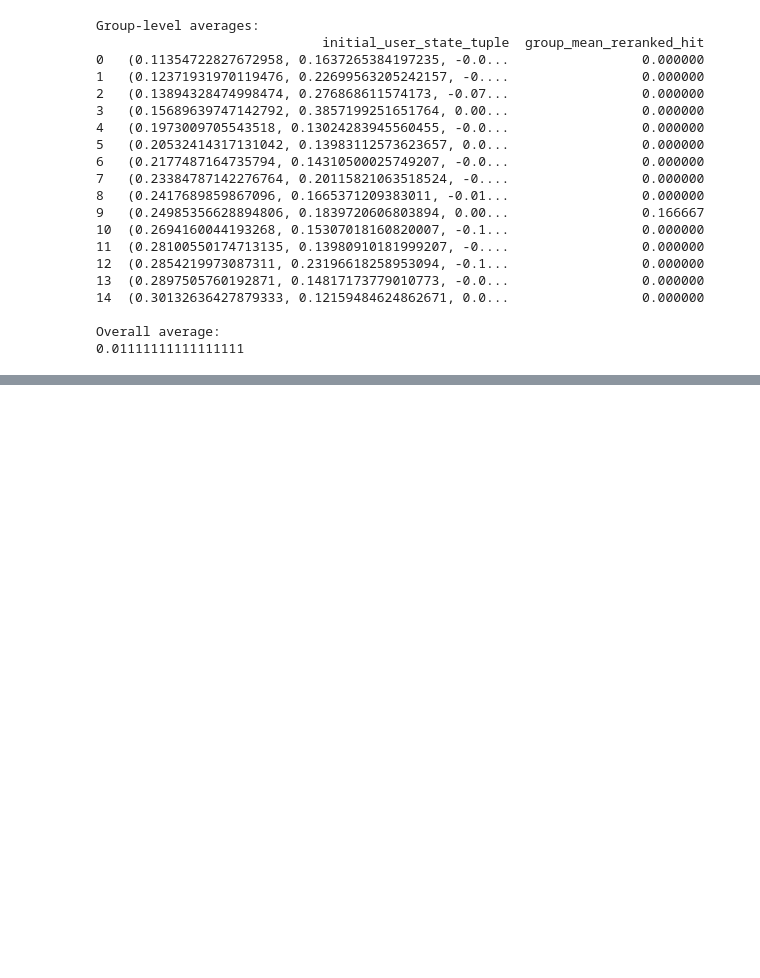
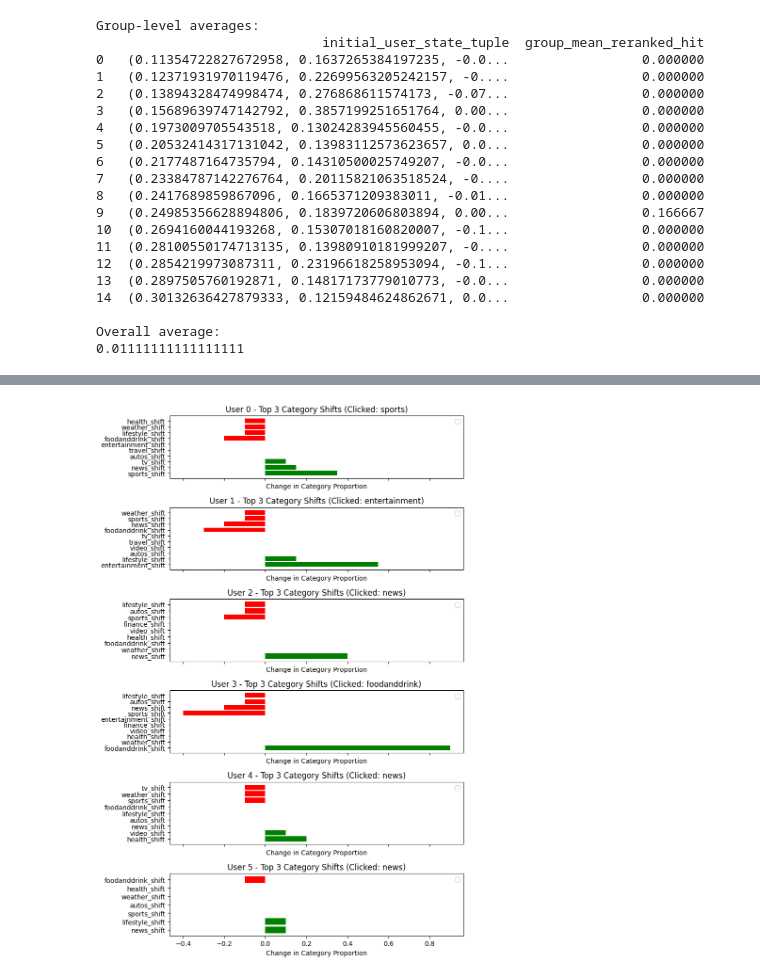
Before and after one commit to Asr419/reasoning_over_slaterecs, a Jupyter notebook: src/reasoning_over_slaterecs/mind_dataset/load_slates_rl_data.ipynb, the cells around one changed output, grey strips where cells are left out. Saved outputs shown, nothing was run; the diff lists cells and outputs as text; code cells hidden in the pictures; blank space fills up the shorter version.

```diff
--- a/src/reasoning_over_slaterecs/mind_dataset/load_slates_rl_data.ipynb
+++ b/src/reasoning_over_slaterecs/mind_dataset/load_slates_rl_data.ipynb
@@ -818,0 +944,13 @@ Overall average:
+# %%
+# Create a dictionary to map itemId to category
+category_lookup = dict(zip(news_df['itemId'], news_df['category']))
+
+# Map original clicks to categories
+df_filtered['clicked_category'] = df_filtered['original_click'].map(category_lookup)
+# %%
+df_filtered['initial_user_state'] = df_filtered['initial_user_state'].apply(tuple)
+merged_cat_df = rl_category_df.merge(df_filtered[['initial_user_state', 'clicked_category']],left_on='user_id', right_on='initial_user_state', how='left')
+merged_cat_df = merged_cat_df.drop_duplicates(subset='user_id', keep='first').reset_index()
+merged_cat_df.head()
+# Create a new column 'clicked_category' in rl_category_df
+rl_category_df['clicked_category'] = merged_cat_df['clicked_category_y']
@@ -818,0 +988,43 @@ Overall average:
+# %%
+import numpy as np
+import seaborn as sns
+import matplotlib.pyplot as plt
+
+# Convert DataFrame to dictionary mapping users to their top increased/decreased categories
+top_categories_per_user = user_category_comparison[category_shift_cols].apply(
+    lambda x: {
+        "top_increased": x.nlargest(6).index.tolist(),
+        "top_decreased": x.nsmallest(4).index.tolist()
+    }, axis=1
+)
+
+# Reset index to ensure users are numbered 0,1,2...
+user_category_comparison = user_category_comparison.reset_index(drop=True)
+df_filtered = df_filtered.reset_index(drop=True)
+
+# Visualize top category changes for a subset of users
+num_users_to_plot = len(user_category_comparison) # Adjust for more/less users
+fig, axes = plt.subplots(num_users_to_plot, 1, figsize=(8, 2 * num_users_to_plot), sharex=True)
+
+for i in range(num_users_to_plot):
+    user_data = top_categories_per_user.iloc[i]
+    categories = user_data["top_increased"] + user_data["top_decreased"]
+    shifts = user_category_comparison.loc[i, [f"{c}" for c in categories]]
+
+    colors = ['green' if c in user_data["top_increased"] else 'red' for c in categories]
+
+    axes[i].barh(categories, shifts, color=colors)
+
+    # Get the clicked category for this user
+    clicked_category = rl_category_df.loc[i, "clicked_category"]
+    if clicked_category in categories:
+        axes[i].axhline(y=categories.index(clicked_category), color='blue', linestyle='--', label="Clicked Category")
+
+    axes[i].set_title(f"User {i} - Top 3 Category Shifts (Clicked: {clicked_category})")
+    axes[i].set_xlabel("Change in Category Proportion")
+    axes[i].legend()
+
+plt.tight_layout()
+plt.show()
+# %% [output]
+[figure, added]
```
Also changed, not shown: parts of 29 cells of this notebook, 4 other files.
